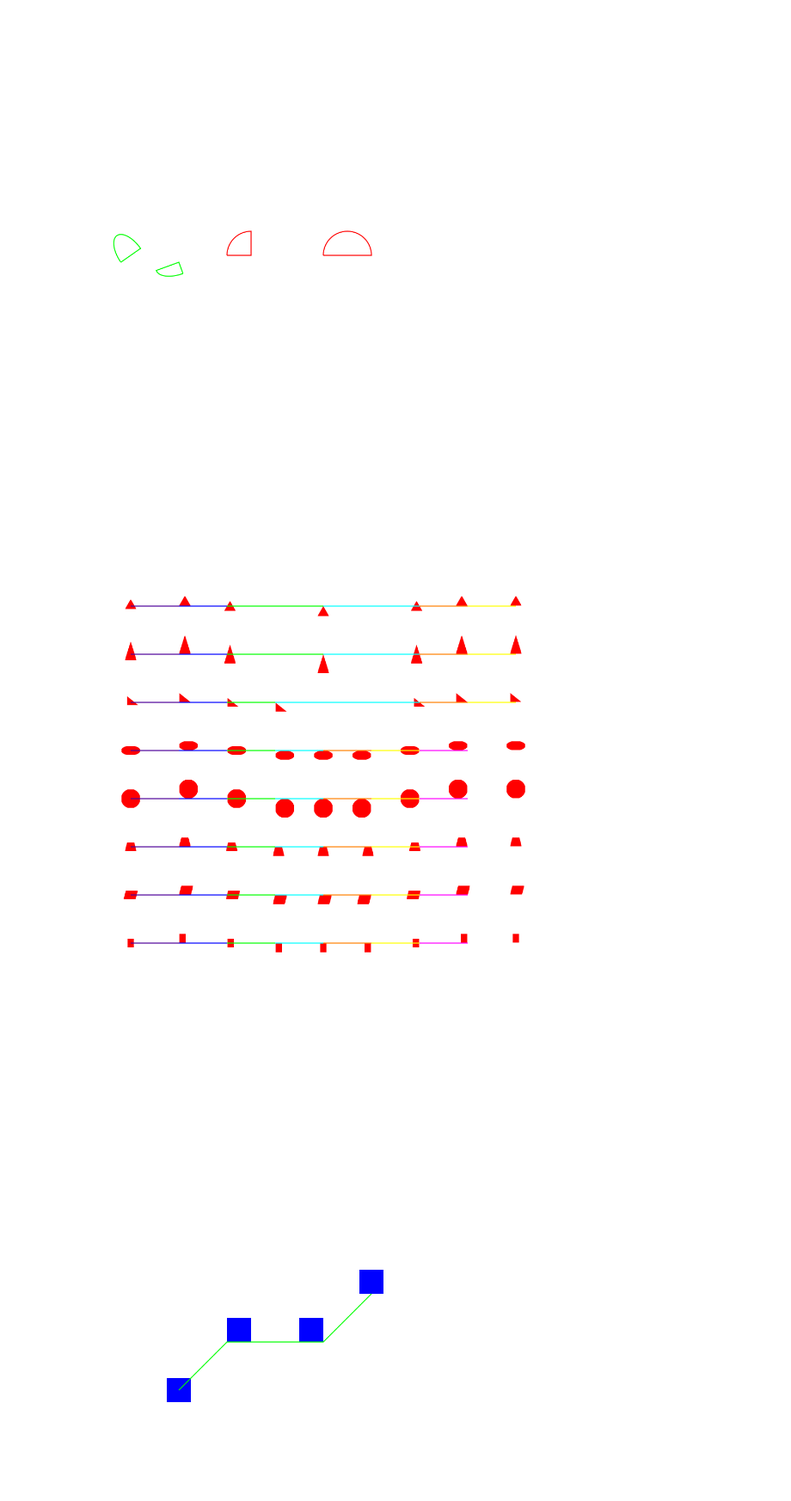
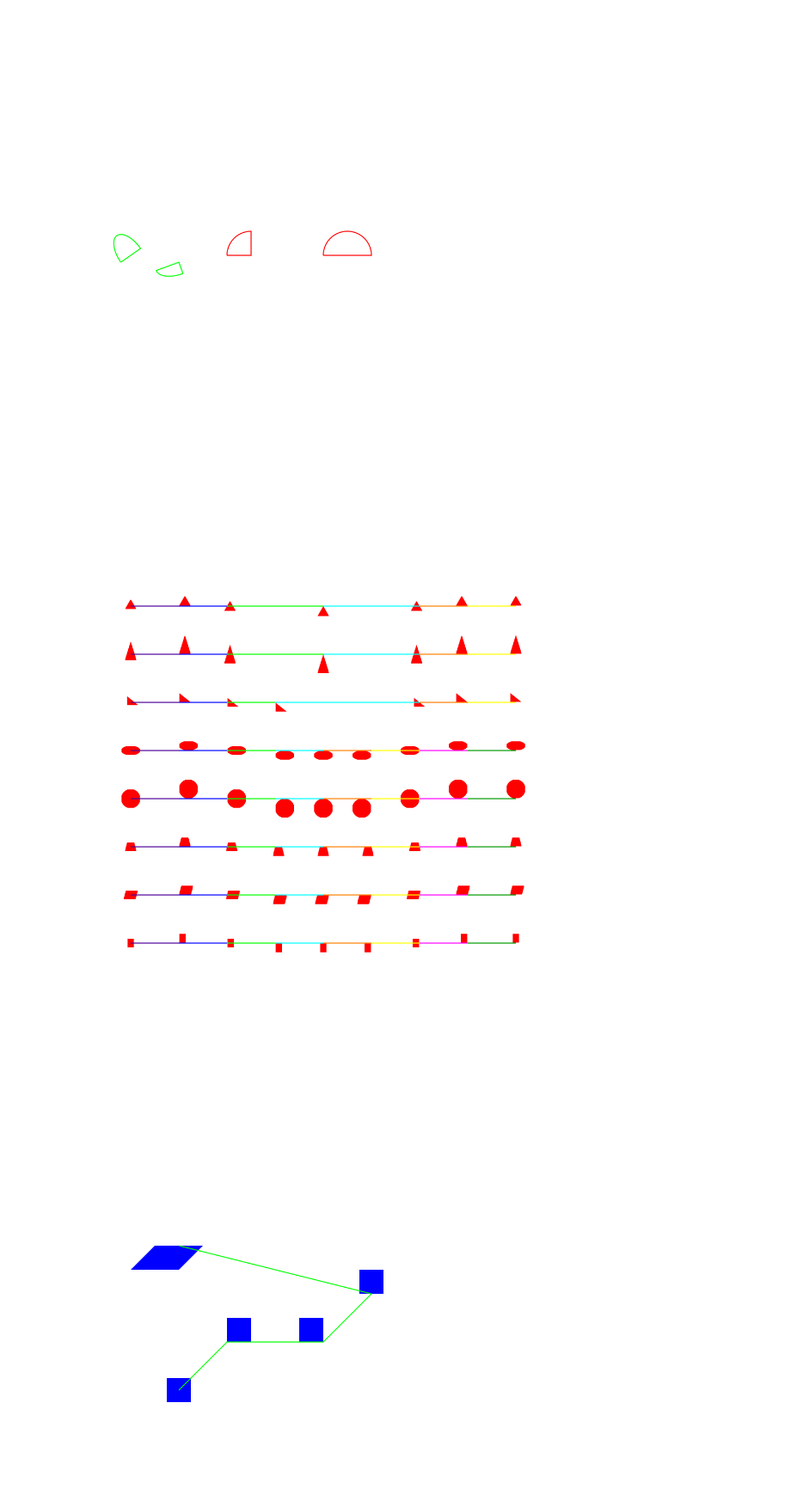
Before and after one commit to jon21o/Drawing, a Jupyter notebook: test_shapes1.ipynb, the cells around one changed output. Shown at 86% size. Drawn from its saved outputs; the diff is of its cells as text; code cells hidden in the pictures.

```diff
--- a/test_shapes1.ipynb
+++ b/test_shapes1.ipynb
@@ -171,7 +171,7 @@ def draw(context, width, height):
         start_x += 100
 
     context.set_line_width(2)
-    colors1 = [colors.dark_purple, colors.blue, colors.green, colors.cyan, colors.orange, colors.yellow, colors.pink, colors.white]
+    colors1 = [colors.dark_purple, colors.blue, colors.green, colors.cyan, colors.orange, colors.yellow, colors.pink, colors.dark_green]
     ref_pts = Shapes.My_Line_Coord(positions["rect"])
     ref_pts.draw_stroke_multicolor(context, *colors1)
     ref_pts = Shapes.My_Line_Coord(positions["par"])
@@ -190,24 +190,28 @@ def draw(context, width, height):
     ref_pts.draw_stroke_multicolor(context, *colors1)
     context.stroke()
 # %% [output]
-[figure, old version]
+[figure, new version]
 # %%
 @disp
 def draw(context, width, height):
     rect1 = Shapes.My_Rectangle(
         ref_pt="center", ref_pt_x=200, ref_pt_y=200, width=50, height=50
     )
+    par1 = Shapes.My_Parallelogram(
+        ref_pt="mid_top", ref_pt_x=200, ref_pt_y=500, width=100, height=50, angle=45
+    )
+    par1.draw_fill(context, *colors.blue)
     rect1.draw_fill(context, *colors.blue)
     rect1.move_pt_xy_to(rect1.pts_x["pt1"], rect1.pts_y["pt1"], 300, 300)
     rect1.draw_fill(context, *colors.blue)
     rect1.move_pt_x_to(rect1.pts_x["pt3"], 500)
     rect1.draw_fill(context, *colors.blue)
     rect1.move_pt_xy_to(rect1.mid_pts_x["mid_pt_4_1"], rect1.mid_pts_y["mid_pt_4_1"], 600, 400)
     rect1.draw_fill(context, *colors.blue)
-    ref_pts = Shapes.My_Line_Coord([[200, 200], [300, 300], [500, 300], [600, 400]])
+    ref_pts = Shapes.My_Line_Coord([[200, 200], [300, 300], [500, 300], [600, 400], [200, 500]])
     ref_pts.draw_stroke(context, *colors.green)
 # %% [output]
-[figure, old version]
+[figure, new version]
 # %%
 @disp
 def draw(context, width, height):
```
Also changed, not shown: 1 other file.
